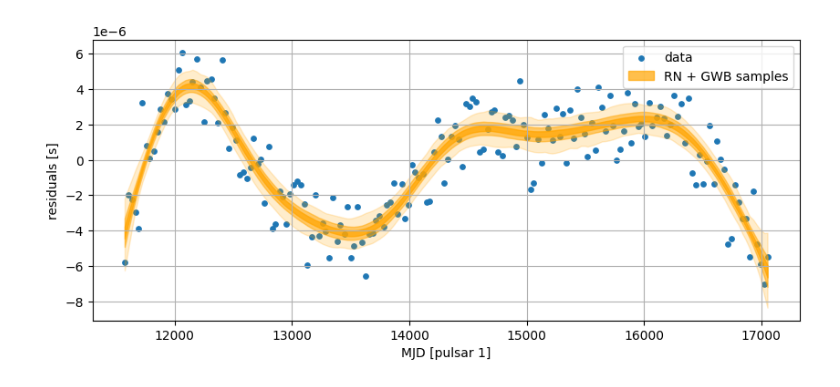
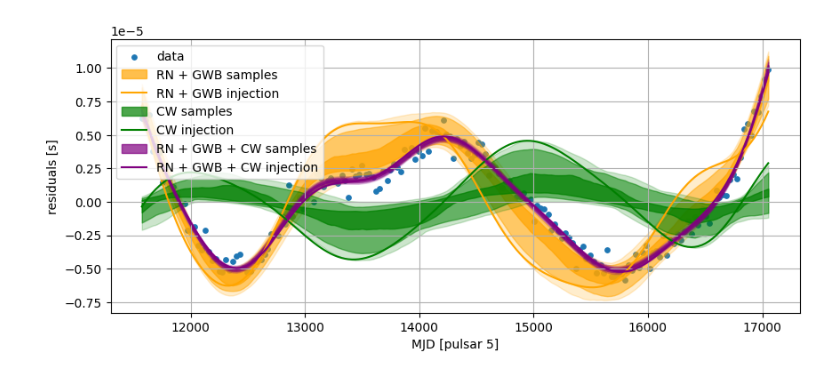
Before and after one commit to aiden-g12321/PTA_joint, a Jupyter notebook: ptmcmc.ipynb, the cells around one changed output. Drawn from its saved outputs; the diff is of its cells as text; code cells hidden in the pictures.

```diff
--- a/ptmcmc.ipynb
+++ b/ptmcmc.ipynb
@@ -52,19 +55,20 @@ def lnpost(x):
     # unpack parameters
     efacs = x[pta.efac_ndxs]
     rn_hypers = x[pta.rn_ndxs]
-    # gwb_hypers = x[pta.gwb_ndxs]
-    # cw_psr_params = x[pta.cw_psr_ndxs]
-    # psr_dists = x[pta.psr_dist_ndxs]
+    gwb_hypers = x[pta.gwb_ndxs]
+    cw_psr_params = x[pta.cw_psr_ndxs]
+    psr_dists = x[pta.psr_dist_ndxs]
     a = x[pta.a_ndxs]
 
     # prior
     lnprior_val = l.uniform_lnprior(x)
-    lnprior_val += l.a_lnprior_rn(rn_hypers, a)
-    # lnprior_val += l.psr_dist_lnprior(psr_dists)
+    # lnprior_val += l.a_lnprior_rn(rn_hypers, a)
+    lnprior_val += l.a_lnprior_rn_gwb(rn_hypers, gwb_hypers, a)
+    lnprior_val += l.psr_dist_lnprior(psr_dists)
 
     # likelihood
-    # a_cw = pta.get_CW_coefficients(cw_psr_params).flatten()
-    lnlike_val = l.lnlike(efacs, a)
+    a_cw = pta.get_CW_coefficients(cw_psr_params).flatten()
+    lnlike_val = l.lnlike(efacs, a + a_cw)
 
     return lnprior_val + lnlike_val
 
@@ -92,7 +96,7 @@ plt.show()
 def pt_lnpost(x, temperature=1.):
     return lnpost(x) / temperature
 # %%
-num_samples = int(1e7)
+num_samples = int(1e6)
 num_chains = 20
 states, lnposts, temperature_ladder = ptmcmc.ptmcmc_sampler(num_samples=num_samples,
                                                             num_chains=num_chains,
@@ -171,0 +129,7 @@ fig = c.plotter.plot()
+# %%
+# make samples object for post-processing
+samples = Samples(samples_arr=states[:, 0],
+                  labels=pta.x_labels,
+                  x_inj=pta.x_inj,
+                  lnpost_func=lnpost,
+                  jax=True)
@@ -172,11 +157,11 @@ fig = c.plotter.plot()
 # %%
 # Bayesogram
-psr_ndx = 0
-samples = states[:, 0]
-fair_draw_ndxs = np.random.choice(samples.shape[0], (1000,))
+psr_ndx = 4
+samples_arr = samples.samples
+fair_draw_ndxs = np.random.choice(samples_arr.shape[0], (1000,))
 
 # percentile layers for plotting densities of samples
-percentile_layers = [0.1, 10., 30.]
+percentile_layers = [2.5, 10., 30.]
 alphas = [0.2, 0.5, 0.7]
 
 # plot data, samples, and injected signals
@@ -185,7 +170,7 @@ plt.scatter(pta.MJDs[psr_ndx], pta.Rs[psr_ndx] @ pta.residuals[psr_ndx], color='
 
 # Bayesogram for RN + GWB
 if pta.model_rn or pta.model_gwb:
-    rn_gwb_signals = np.array([pta.Rs[psr_ndx] @ pta.Fs[psr_ndx] @ samples[ndx, pta.a_ndxs].reshape((pta.Np, pta.Na))[psr_ndx]
+    rn_gwb_signals = np.array([pta.Rs[psr_ndx] @ pta.Fs[psr_ndx] @ samples_arr[ndx, pta.a_ndxs].reshape((pta.Np, pta.Na))[psr_ndx]
                            for ndx in fair_draw_ndxs])
     for percentile, alpha in zip(percentile_layers, alphas):
         if percentile != percentile_layers[-1]:
@@ -196,42 +181,44 @@ if pta.model_rn or pta.model_gwb:
             plt.fill_between(pta.MJDs[psr_ndx], np.percentile(rn_gwb_signals, percentile, axis=0),
                             np.percentile(rn_gwb_signals, 100. - percentile, axis=0),
                             color='orange', alpha=alpha, label='RN + GWB samples')
-    # rn_gwb_residuals_inj = pta.Rs[psr_ndx] @ pta.Fs[psr_ndx] @ pta.a_inj.reshape((pta.Np, pta.Na))[psr_ndx]
+    rn_gwb_residuals_inj = pta.Rs[psr_ndx] @ pta.Fs[psr_ndx] @ pta.a_inj.reshape((pta.Np, pta.Na))[psr_ndx]
+    plt.plot(pta.MJDs[psr_ndx], pta.Rs[psr_ndx] @ rn_gwb_residuals_inj, color='orange', label='RN + GWB injection')
 
 # Bayesogram for CW
 if pta.model_cw:
-    a_cws = np.array([pta.get_CW_coefficients(samples[ndx, pta.cw_psr_ndxs])[psr_ndx]
+    a_cws = np.array([pta.get_CW_coefficients(samples_arr[ndx, pta.cw_psr_ndxs])[psr_ndx]
                   for ndx in fair_draw_ndxs])
     cw_signals = np.array([pta.Rs[psr_ndx] @ pta.Fs[psr_ndx] @ a_cw for a_cw in a_cws])
     for percentile, alpha in zip(percentile_layers, alphas):
         if percentile != percentile_layers[-1]:
             plt.fill_between(pta.MJDs[psr_ndx], np.percentile(cw_signals, percentile, axis=0),
                             np.percentile(cw_signals, 100. - percentile, axis=0),
                             color='green', alpha=alpha)
         else:
             plt.fill_between(pta.MJDs[psr_ndx], np.percentile(cw_signals, percentile, axis=0),
                             np.percentile(cw_signals, 100. - percentile, axis=0),
                             color='green', alpha=alpha, label='CW samples')
-    # cw_residuals_inj = pta.Rs[psr_ndx] @ pta.Fs[psr_ndx] @ pta.get_CW_coefficients(pta.x_inj[pta.cw_psr_ndxs])[psr_ndx]
+    cw_residuals_inj = pta.Rs[psr_ndx] @ pta.Fs[psr_ndx] @ pta.get_CW_coefficients(pta.x_inj[pta.cw_psr_ndxs])[psr_ndx]
+    plt.plot(pta.MJDs[psr_ndx], pta.Rs[psr_ndx] @ cw_residuals_inj, color='green', label='CW injection')
 
 # Bayesogram for RN + GWB + CW
 if pta.model_rn and pta.model_gwb and pta.model_cw:
     signals = cw_signals + rn_gwb_signals
     for percentile, alpha in zip(percentile_layers, alphas):
         if percentile != percentile_layers[-1]:
             plt.fill_between(pta.MJDs[psr_ndx], np.percentile(signals, percentile, axis=0),
                             np.percentile(signals, 100. - percentile, axis=0),
                             color='purple', alpha=alpha)
         else:
             plt.fill_between(pta.MJDs[psr_ndx], np.percentile(signals, percentile, axis=0),
                             np.percentile(signals, 100. - percentile, axis=0),
                             color='purple', alpha=alpha, label='RN + GWB + CW samples')
-    # plt.plot(pta.MJDs[psr_ndx], rn_gwb_residuals_inj + cw_residuals_inj, color='C1', label='RN + GWB + CW injection')
+    plt.plot(pta.MJDs[psr_ndx], rn_gwb_residuals_inj + cw_residuals_inj, color='purple', label='RN + GWB + CW injection')
 
 plt.xlabel(f'MJD [pulsar {psr_ndx + 1}]')
 plt.ylabel('residuals [s]')
 plt.legend()
 plt.grid()
 plt.show()
 # %% [output]
-[figure, old version]
+[figure, new version]
```
Also changed, not shown: parts of 15 cells of this notebook, 4 other files.
